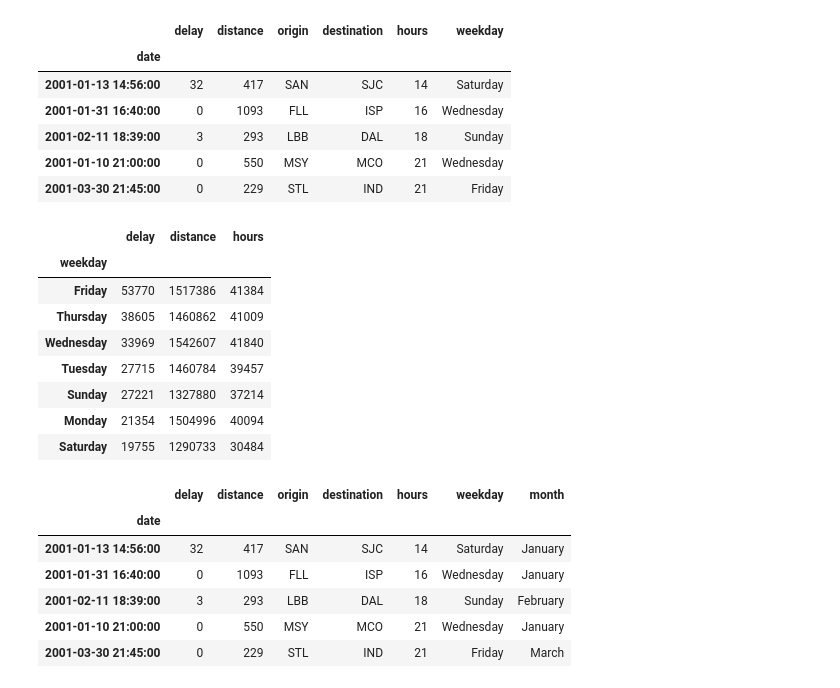
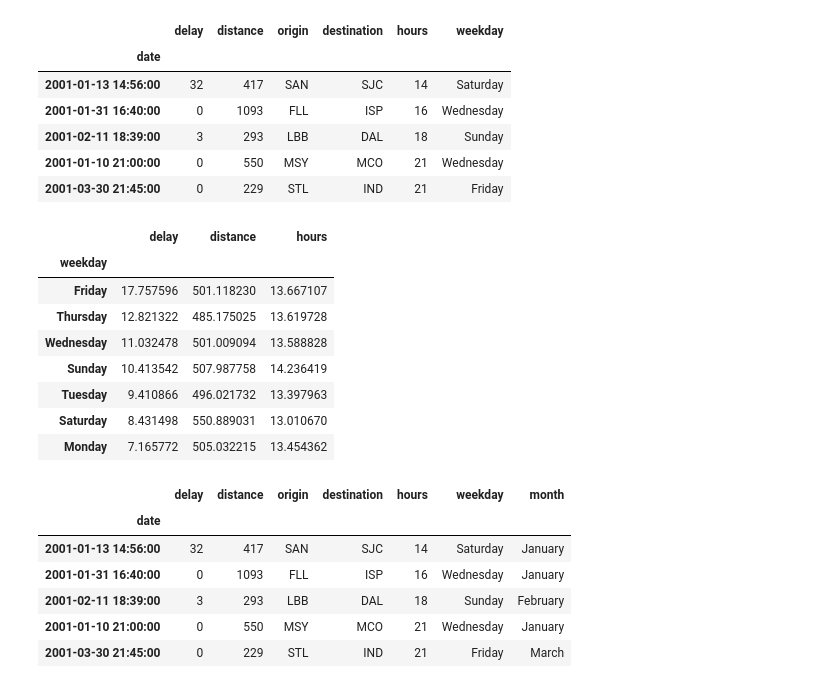
Before and after one commit to Jgardin875/time_series_exercises, a Jupyter notebook: datetime_series.ipynb, the cells around one changed output. Drawn from its saved outputs; the diff is of its cells as text; code cells hidden in the pictures.

```diff
--- a/datetime_series.ipynb
+++ b/datetime_series.ipynb
@@ -432,17 +471,17 @@ flight.head()
 | 2001-01-10 21:00:00 | 0 | 550 | MSY | MCO | 21 | Wednesday |
 | 2001-03-30 21:45:00 | 0 | 229 | STL | IND | 21 | Friday |
 # %%
-flight.groupby('weekday').sum().sort_values('delay', ascending = False)
+flight.groupby('weekday').mean().sort_values('delay', ascending = False)
 # %% [output]
 |  | delay | distance | hours |
 | weekday |  |  |  |
-| Friday | 53770 | 1517386 | 41384 |
-| Thursday | 38605 | 1460862 | 41009 |
-| Wednesday | 33969 | 1542607 | 41840 |
-| Tuesday | 27715 | 1460784 | 39457 |
-| Sunday | 27221 | 1327880 | 37214 |
-| Monday | 21354 | 1504996 | 40094 |
-| Saturday | 19755 | 1290733 | 30484 |
+| Friday | 17.757596 | 501.118230 | 13.667107 |
+| Thursday | 12.821322 | 485.175025 | 13.619728 |
+| Wednesday | 11.032478 | 501.009094 | 13.588828 |
+| Sunday | 10.413542 | 507.987758 | 14.236419 |
+| Tuesday | 9.410866 | 496.021732 | 13.397963 |
+| Saturday | 8.431498 | 550.889031 | 13.010670 |
+| Monday | 7.165772 | 505.032215 | 13.454362 |
 # %%
 flight['month'] = flight.index.month_name()
 flight.head()
```
Also changed, not shown: parts of 19 cells of this notebook.
